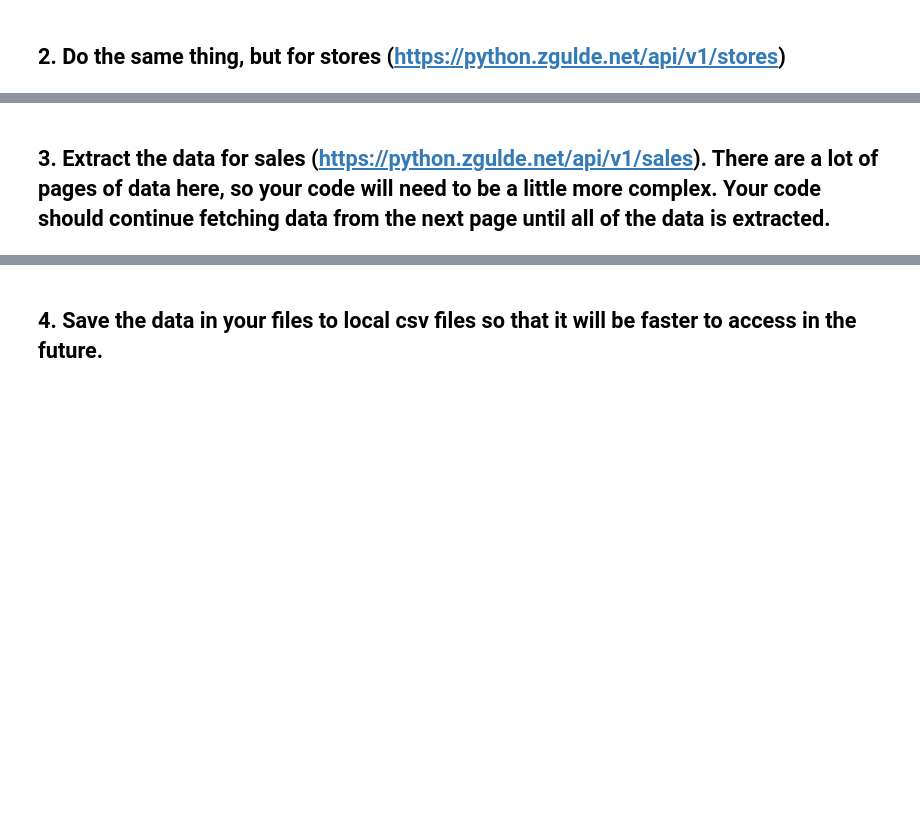
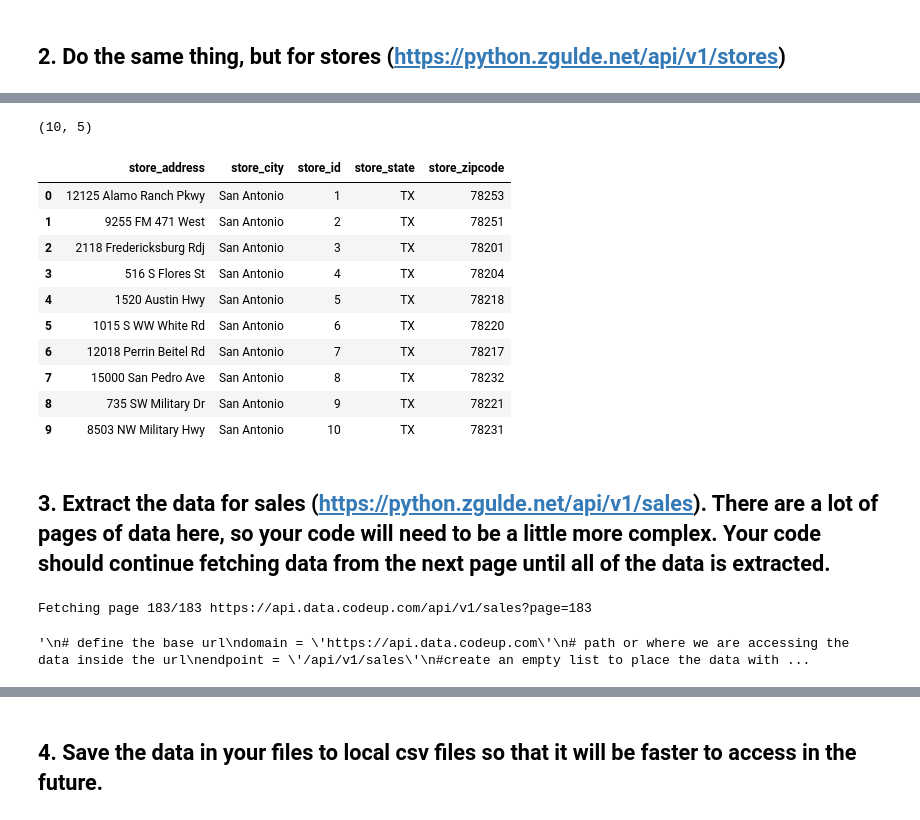
Before and after one commit to rachelrobbinsmayhill/time-series-exercises, a Jupyter notebook: acquire.ipynb, the cells around one changed output, grey strips where cells are left out. Drawn from its saved outputs; the diff is of its cells as text; code cells hidden in the pictures; blank space fills up the shorter version.

```diff
--- a/acquire.ipynb
+++ b/acquire.ipynb
@@ -175,0 +155,6 @@ AttributeError: 'DataFrame' object has no attribute 'extend'
+# %%
+# Let's look at the items
+response = requests.get('https://api.data.codeup.com/api/v1/stores')
+data = response.json()
+# look at dictionary keys
+data.keys()
@@ -175,0 +176,4 @@ AttributeError: 'DataFrame' object has no attribute 'extend'
+# %%
+# turn the data into a pandas dataframe
+df = pd.DataFrame(data['payload']['stores'])
+df.head()
@@ -176,12 +187,53 @@ AttributeError: 'DataFrame' object has no attribute 'extend'
+# %%
+df.shape
+# %% [output]
+(10, 5)
 # %%
 # create dataframe for i
-stores = pd.DataFrame(stores)
+stores = df
 stores
+# %% [output]
+|  | store_address | store_city | store_id | store_state | store_zipcode |
+| 0 | 12125 Alamo Ranch Pkwy | San Antonio | 1 | TX | 78253 |
+| 1 | 9255 FM 471 West | San Antonio | 2 | TX | 78251 |
+| 2 | 2118 Fredericksburg Rdj | San Antonio | 3 | TX | 78201 |
+| 3 | 516 S Flores St | San Antonio | 4 | TX | 78204 |
+| 4 | 1520 Austin Hwy | San Antonio | 5 | TX | 78218 |
+| 5 | 1015 S WW White Rd | San Antonio | 6 | TX | 78220 |
+| 6 | 12018 Perrin Beitel Rd | San Antonio | 7 | TX | 78217 |
+| 7 | 15000 San Pedro Ave | San Antonio | 8 | TX | 78232 |
+| 8 | 735 SW Military Dr | San Antonio | 9 | TX | 78221 |
+| 9 | 8503 NW Military Hwy | San Antonio | 10 | TX | 78231 |
 # %%
 stores.to_csv('stores', index = False)
 # %% [markdown]
 ## 3. Extract the data for sales (https://python.zgulde.net/api/v1/sales). There are a lot of pages of data here, so your code will need to be a little more complex. Your code should continue fetching data from the next page until all of the data is extracted.
+# %%
+# Approach 2
+base_url = 'https://api.data.codeup.com/api/v1/sales?page='
+sales = []
+
+# make the first request
+url = base_url + str(1)
+response = requests.get(url)
+data = response.json()
+max_page = data['payload']['max_page']
+sales.extend(data['payload']['sales'])
+
+# We already made the request to the first page, so we'll start at 2.
+# We add 1 to max_page because the range() function is exclusive of the endpoint
+page_range = range(2, max_page + 1)
+
+for page in page_range:
+    url = base_url + str(page)
+    print(f'\rFetching page {page}/{max_page} {url}', end='')
+    response = requests.get(url)
+    data = response.json()
+    sales.extend(data['payload']['sales'])
+# %% [output]
+Fetching page 183/183 https://api.data.codeup.com/api/v1/sales?page=183
 # %%
+'''
 # define the base url
 domain = 'https://api.data.codeup.com'
 # path or where we are accessing the data inside the url
@@ -205,6 +257,9 @@ while True:
     endpoint = data['payload']['next_page']
     if endpoint is None:
         break
+'''
+# %% [output]
+'\n# define the base url\ndomain = \'https://api.data.codeup.com\'\n# path or where we are accessing the data inside the url\nendpoint = \'/api/v1/sales\'\n#create an empty list to place the data with ...
 # %%
 sales = pd.DataFrame(sales)
 sales.head()
```
Also changed, not shown: parts of 14 cells of this notebook.
